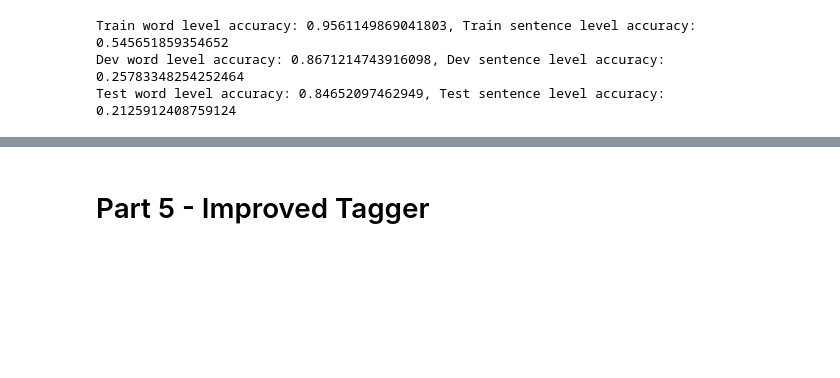
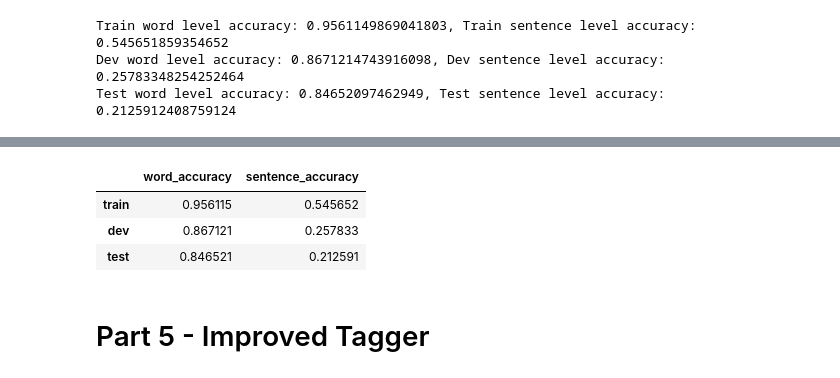
Before and after one commit to Lior-Baruch/NLP, a Jupyter notebook: HW2/Assignment_2_Tagging_new.ipynb, the cells around one changed output, grey strips where cells are left out. Saved outputs shown, nothing was run; the diff lists cells and outputs as text; code cells hidden in the pictures; blank space fills up the shorter version.

```diff
--- a/HW2/Assignment_2_Tagging_new.ipynb
+++ b/HW2/Assignment_2_Tagging_new.ipynb
@@ -762,3 +784,11 @@ Dev word level accuracy: 0.8671214743916098, Dev sentence level accuracy: 0.2578
+# %%
+acc_df_nltk = pd.DataFrame([train_results, dev_results, test_results], columns=['word_accuracy', 'sentence_accuracy'], index=['train', 'dev', 'test'])
+acc_df_nltk
+# %% [output]
+|  | word_accuracy | sentence_accuracy |
+| train | 0.956115 | 0.545652 |
+| dev | 0.867121 | 0.257833 |
+| test | 0.846521 | 0.212591 |
 # %%
 # import pickle
 #
```
Also changed, not shown: parts of 6 cells of this notebook.
